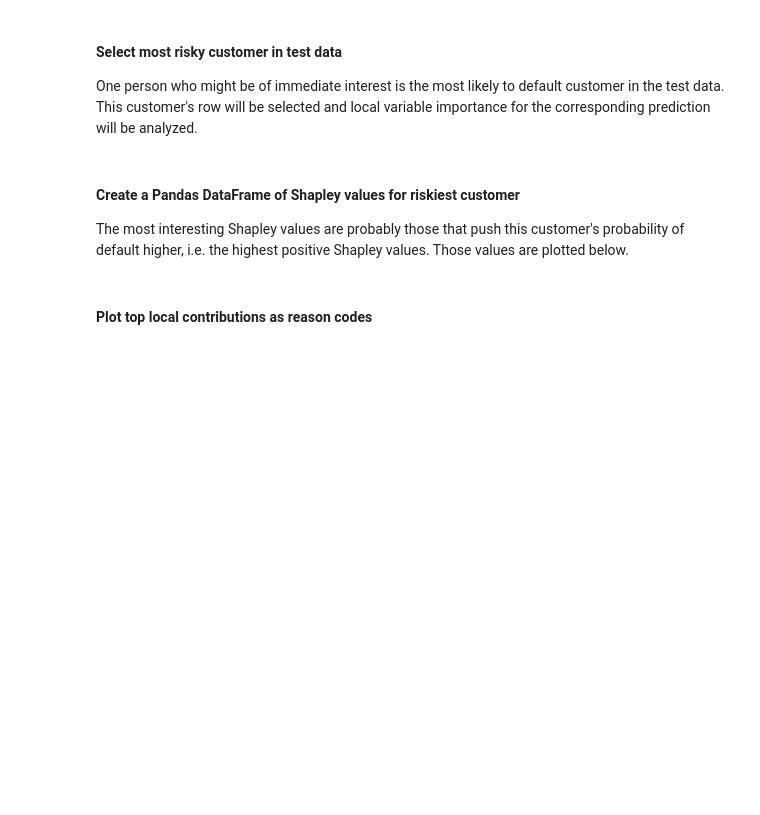
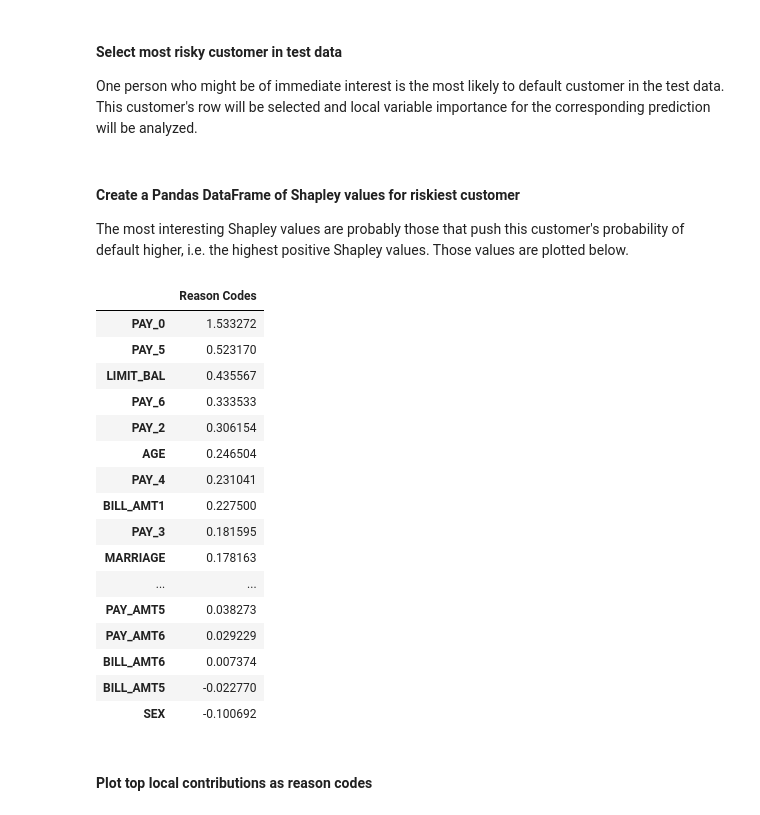
Before and after one commit to jphall663/interpretable_machine_learning_with_python, a Jupyter notebook: xgboost_pdp_ice.ipynb, the cells around one changed output. Drawn from its saved outputs; the diff is of its cells as text; code cells hidden in the pictures; blank space fills up the shorter version.

```diff
--- a/xgboost_pdp_ice.ipynb
+++ b/xgboost_pdp_ice.ipynb
@@ -532,6 +544,26 @@ The most interesting Shapley values are probably those that push this customer's
 # sort to find largest positive contributions
 s_df = pd.DataFrame(shap_values[row.index[0], :][:-1].reshape(23, 1), columns=['Reason Codes'], index=X)
 s_df.sort_values(by='Reason Codes', inplace=True, ascending=False)
+# %%
+s_df
+# %% [output]
+|  | Reason Codes |
+| PAY_0 | 1.533272 |
+| PAY_5 | 0.523170 |
+| LIMIT_BAL | 0.435567 |
+| PAY_6 | 0.333533 |
+| PAY_2 | 0.306154 |
+| AGE | 0.246504 |
+| PAY_4 | 0.231041 |
+| BILL_AMT1 | 0.227500 |
+| PAY_3 | 0.181595 |
+| MARRIAGE | 0.178163 |
+| ... | ... |
+| PAY_AMT5 | 0.038273 |
+| PAY_AMT6 | 0.029229 |
+| BILL_AMT6 | 0.007374 |
+| BILL_AMT5 | -0.022770 |
+| SEX | -0.100692 |
 # %% [markdown]
 #### Plot top local contributions as reason codes
 # %%
```
Also changed, not shown: parts of 7 cells of this notebook.
